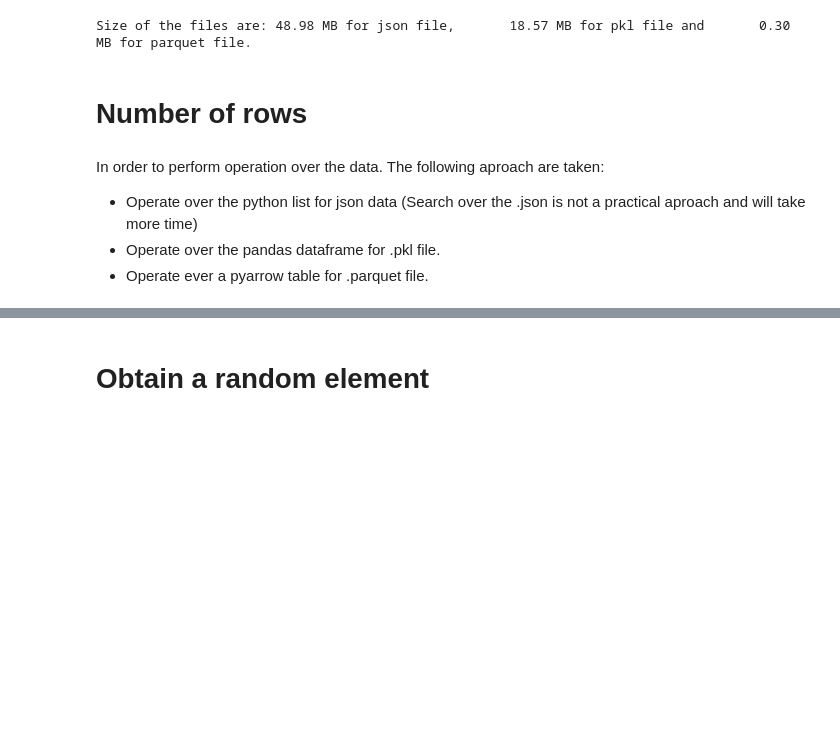
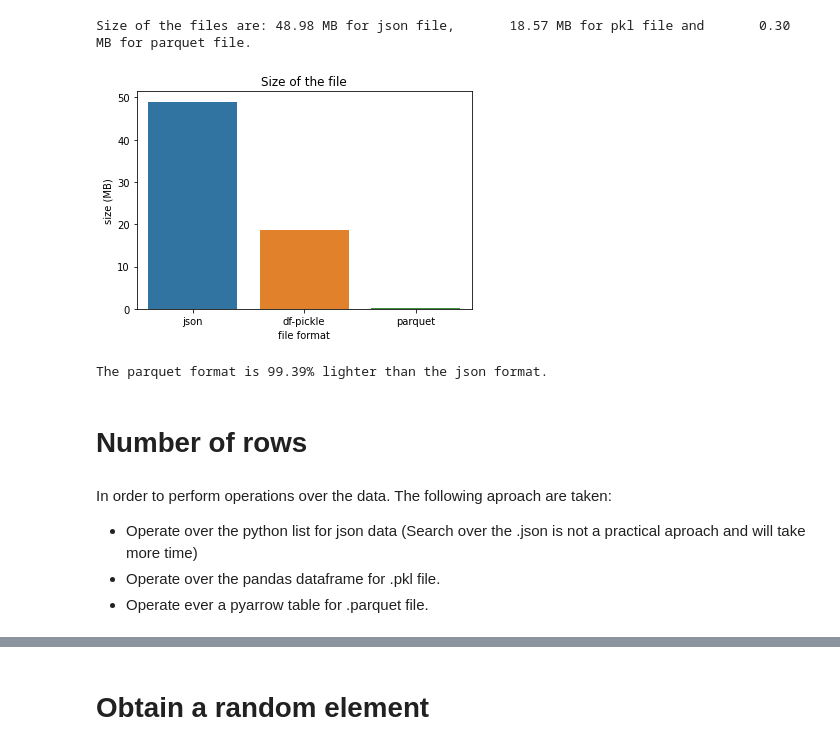
Before and after one commit to datacloudgui/data_benchmark_mintic, a Jupyter notebook: benchmark_mintic.ipynb, the cells around one changed output, grey strips where cells are left out. Saved outputs shown, nothing was run; the diff lists cells and outputs as text; code cells hidden in the pictures; blank space fills up the shorter version.

```diff
--- a/benchmark_mintic.ipynb
+++ b/benchmark_mintic.ipynb
@@ -126,10 +192,21 @@ print(f'Size of the files are: {"{:.2f}".format(size_json/(1024*1024))} MB for j
       {"{:.2f}".format(size_parquet/(1024*1024))} MB for parquet file.')
 # %% [output]
 Size of the files are: 48.98 MB for json file,       18.57 MB for pkl file and       0.30 MB for parquet file.
+# %%
+file_size = store_results(size_json/(1024*1024),size_pkl/(1024*1024),size_parquet/(1024*1024))
+max_size, min_size, percentage_size = analyze_dict(file_size)
+# %%
+plot_dict(file_size,"file format", "size (MB)", "Size of the file")
+# %% [output]
+[figure, added]
+# %%
+print(f'The {min_size} format is {"{:.2f}".format(percentage_size)}% lighter than the {max_size} format.')
+# %% [output]
+The parquet format is 99.39% lighter than the json format.
 # %% [markdown]
 # Number of rows
 # %% [markdown]
-In order to perform operation over the data. The following aproach are taken:
+In order to perform operations over the data. The following aproach are taken:
 - Operate over the python list for json data (Search over the .json is not a practical aproach and will take more time)
 - Operate over the pandas dataframe for .pkl file.
 - Operate ever a pyarrow table for .parquet file.
```
Also changed, not shown: parts of 51 cells of this notebook.
